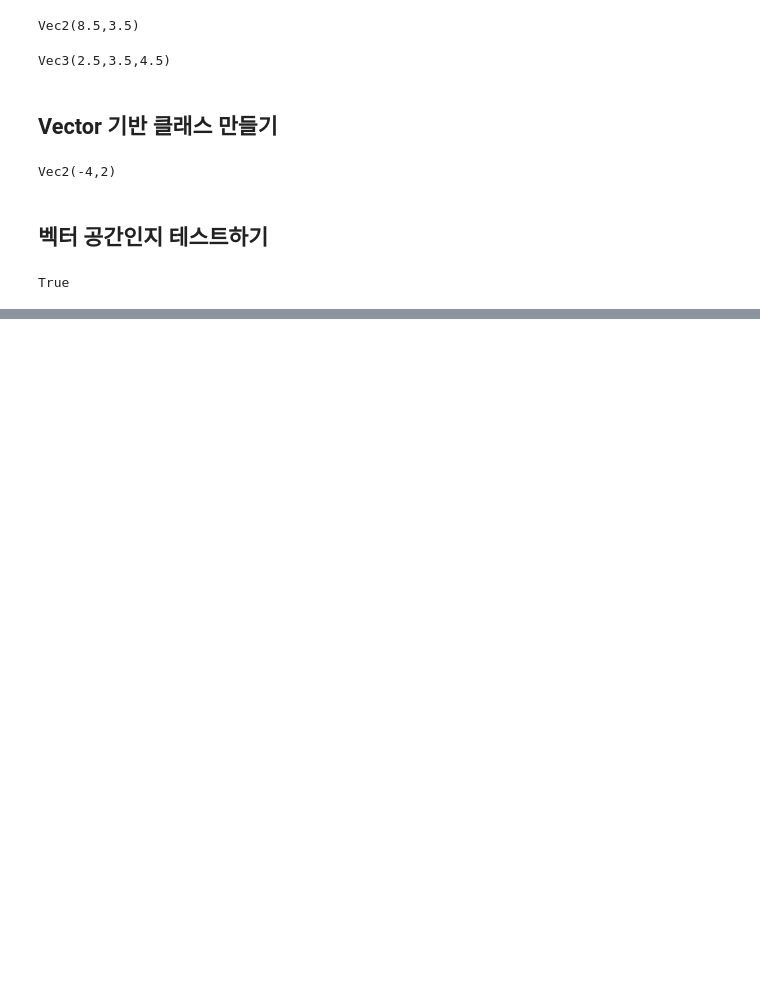
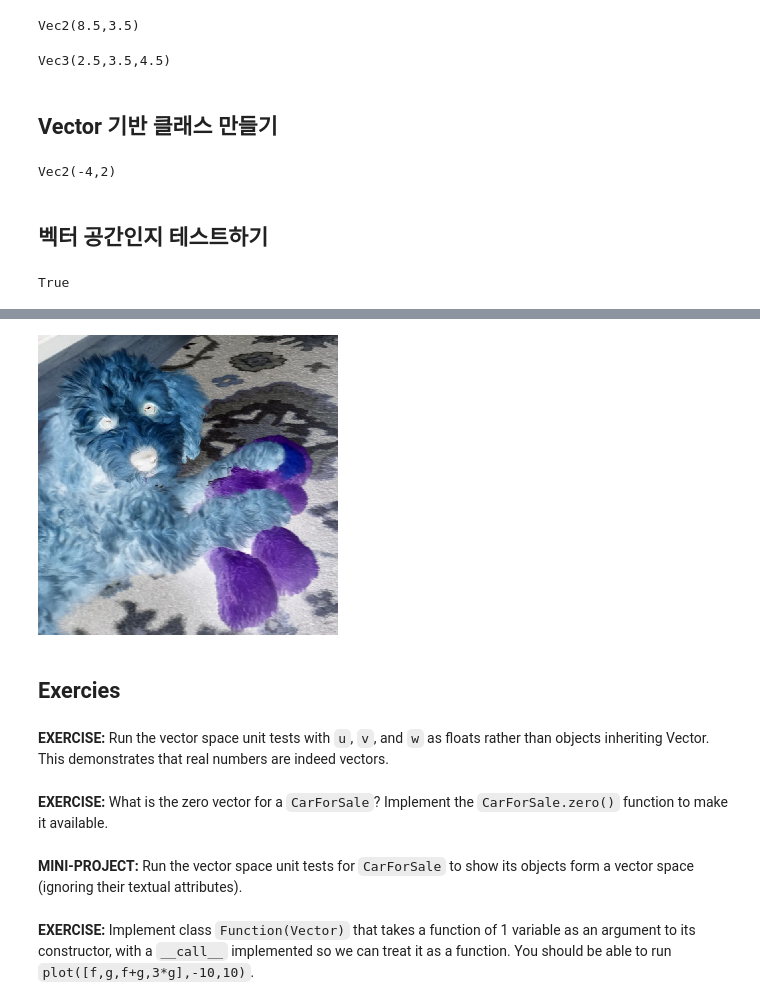
Before and after one commit to lusina0304/Algorithm2024_fall, a Jupyter notebook: 2025_spring/ch6/ch06.ipynb, the cells around one changed output, grey strips where cells are left out. Cells and saved outputs as stored; diff of their text form; code cells hidden in the pictures; blank space fills up the shorter version.

```diff
--- a/2025_spring/ch6/ch06.ipynb
+++ b/2025_spring/ch6/ch06.ipynb
@@ -235,0 +447,2 @@ for i in range(0,100):
+# %%
+white = ImageVector([(255,255,255) for _ in range(0,300*300)])
@@ -235,0 +453,8 @@ for i in range(0,100):
+# %%
+white - ImageVector("melba_toy.JPG")
+# %% [output]
+[figure, added]
+# %% [markdown]
+## Exercies
+# %% [markdown]
+**EXERCISE:** Run the vector space unit tests with `u`, `v`, and `w` as floats rather than objects inheriting Vector.  This demonstrates that real numbers are indeed vectors.
@@ -235,0 +466,2 @@ for i in range(0,100):
+# %% [markdown]
+**EXERCISE:** What is the zero vector for a `CarForSale`?  Implement the `CarForSale.zero()` function to make it available.
@@ -235,0 +507,2 @@ for i in range(0,100):
+# %% [markdown]
+**MINI-PROJECT:** Run the vector space unit tests for `CarForSale` to show its objects form a vector space (ignoring their textual attributes).
@@ -235,0 +535,2 @@ for i in range(0,100):
+# %% [markdown]
+**EXERCISE:** Implement class `Function(Vector)` that takes a function of 1 variable as an argument to its constructor, with a `__call__` implemented so we can treat it as a function.  You should be able to run `plot([f,g,f+g,3*g],-10,10)`.
```
Also changed, not shown: parts of 57 cells of this notebook, 15 other files.
